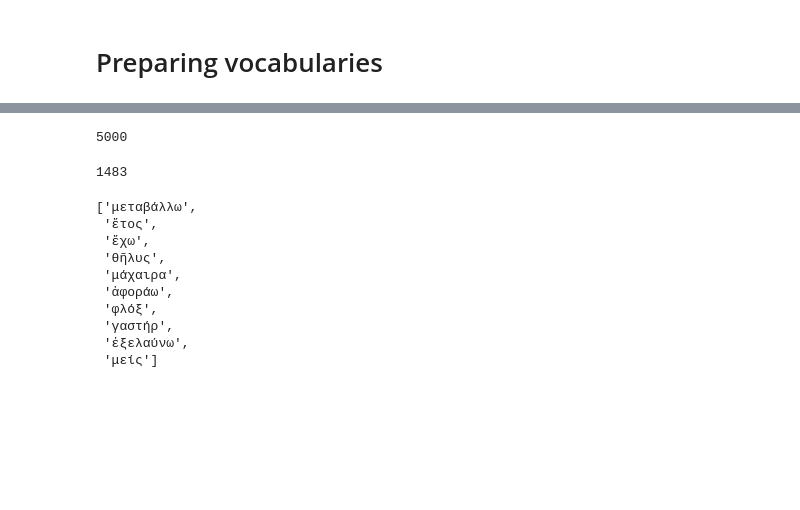
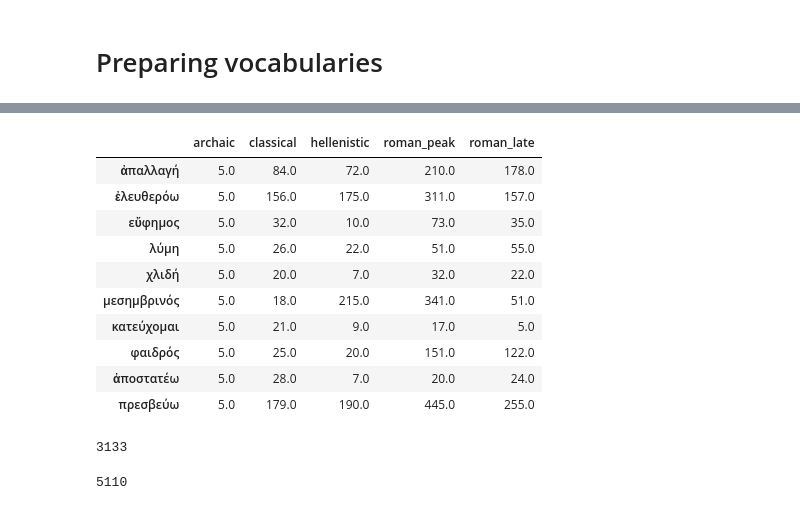
Before and after one commit to kasev/theos, a Jupyter notebook: scripts/1_lagt_ngrams_extraction+explorations.ipynb, the cells around one changed output, grey strips where cells are left out. Saved outputs shown, nothing was run; the diff lists cells and outputs as text; code cells hidden in the pictures; blank space fills up the shorter version.

```diff
--- a/scripts/1_lagt_ngrams_extraction+explorations.ipynb
+++ b/scripts/1_lagt_ngrams_extraction+explorations.ipynb
@@ -285,4 +342,0 @@ translated_df
-# %%
-subset = LAGT[LAGT["subcorpus"]=="archaic"]
-sents = [sent for work in subset["lemmatized_sentences"] for sent in work]
-word_freqs, words, vocabulary = get_vocab(sents)
@@ -309,6 +343,4 @@ dict(word_freqs)
 # %%
-subcorpora = ['archaic', 'classical', 'roman', 'christian', 'jewish']
-
 def try_to_get_from_freqdict(word, word_freqs_dict):
     total_N = sum([val for val in word_freqs_dict.values()])
     try:
@@ -318,9 +350,23 @@ def try_to_get_from_freqdict(word, word_freqs_dict):
         freq = 0
     return freq
 
-for sub in subcorpora:
-    subset = LAGT[LAGT["subcorpus"]==sub]
+
+min_freq = 5
+
+def get_vocab(docs, min_freq=min_freq):
+    words_flat = [item for sublist in docs for item in sublist]
+    total_words = len(words_flat)
+    wordcounts_tups = FreqDist(words_flat).most_common()
+    wordfreqs_tups = [(tup[0], tup[1] / total_words) for tup in wordcounts_tups]
+    return wordcounts_tups, wordfreqs_tups
+
+wordcounts_dicts = []
+wordfreqs_dicts = []
+
+
+for sub in periods.keys():
+    subset = LAGT[LAGT["periods"].apply(lambda x: sub in x)]
     sents = [sent for work in subset["lemmatized_sentences"] for sent in work]
-    word_freqs, words, vocabulary = get_vocab(sents)
-    word_freqs_dict = dict(word_freqs)
-    translated_df[sub + "_freq"] = translated_df["greek"].apply(lambda x: try_to_get_from_freqdict(x, word_freqs_dict))
+    wordcounts_tups, wordfreqs_tups = get_vocab(sents)
+    wordcounts_dicts.append(dict(wordcounts_tups))
+    wordfreqs_dicts.append(dict(wordfreqs_tups))
@@ -342,0 +373,4 @@ translated_df
+# %%
+wordcounts_df = pd.DataFrame(wordcounts_dicts).T
+wordcounts_df.columns = periods.keys()
+wordcounts_df.head(5)
@@ -525,4 +427,0 @@ subcorpus_keywords_df
-# %%
-len(subcorpora_vocabs["archaic"]["vocabulary"])
-# %% [output]
-5000
@@ -535,20 +428,22 @@ shared_vocabulary = list((set(subcorpora_vocabs["archaic"]["vocabulary"])
-# %%
-len(shared_vocabulary)
-# %% [output]
-1483
-# %%
-shared_vocabulary[:10]
-# %% [output]
-['μεταβάλλω',
- 'ἔτος',
- 'ἔχω',
- 'θῆλυς',
- 'μάχαιρα',
- 'ἀφοράω',
- 'φλόξ',
- 'γαστήρ',
- 'ἐξελαύνω',
- 'μείς']
+# %%
+wordcounts_df[(wordcounts_df >= 5).all(axis=1)].tail(10)# # .notnull().all(axis=1).sum()
+# %% [output]
+|  | archaic | classical | hellenistic | roman_peak | roman_late |
+| ἀπαλλαγή | 5.0 | 84.0 | 72.0 | 210.0 | 178.0 |
+| ἐλευθερόω | 5.0 | 156.0 | 175.0 | 311.0 | 157.0 |
+| εὔφημος | 5.0 | 32.0 | 10.0 | 73.0 | 35.0 |
+| λύμη | 5.0 | 26.0 | 22.0 | 51.0 | 55.0 |
+| χλιδή | 5.0 | 20.0 | 7.0 | 32.0 | 22.0 |
+| μεσημβρινός | 5.0 | 18.0 | 215.0 | 341.0 | 51.0 |
+| κατεύχομαι | 5.0 | 21.0 | 9.0 | 17.0 | 5.0 |
+| φαιδρός | 5.0 | 25.0 | 20.0 | 151.0 | 122.0 |
+| ἀποστατέω | 5.0 | 28.0 | 7.0 | 20.0 | 24.0 |
+| πρεσβεύω | 5.0 | 179.0 | 190.0 | 445.0 | 255.0 |
+# %%
+shared_vocabulary = list(wordcounts_df[(wordcounts_df >= 5).all(axis=1)].index) # .notnull().all(axis=1).sum())
+len(shared_vocabulary)
+# %% [output]
+3133
 # %%
 with open("../data/shared_vocabulary.pickle", "wb") as f:
     pickle.dump(shared_vocabulary, f)
@@ -554,0 +454,4 @@ with open("../data/shared_vocabulary.pickle", "wb") as f:
+# %%
+len(list(set(vocabulary_mostcommon2000 + shared_vocabulary)))
+# %% [output]
+5110
```
Also changed, not shown: parts of 55 cells of this notebook, 16 other files.
